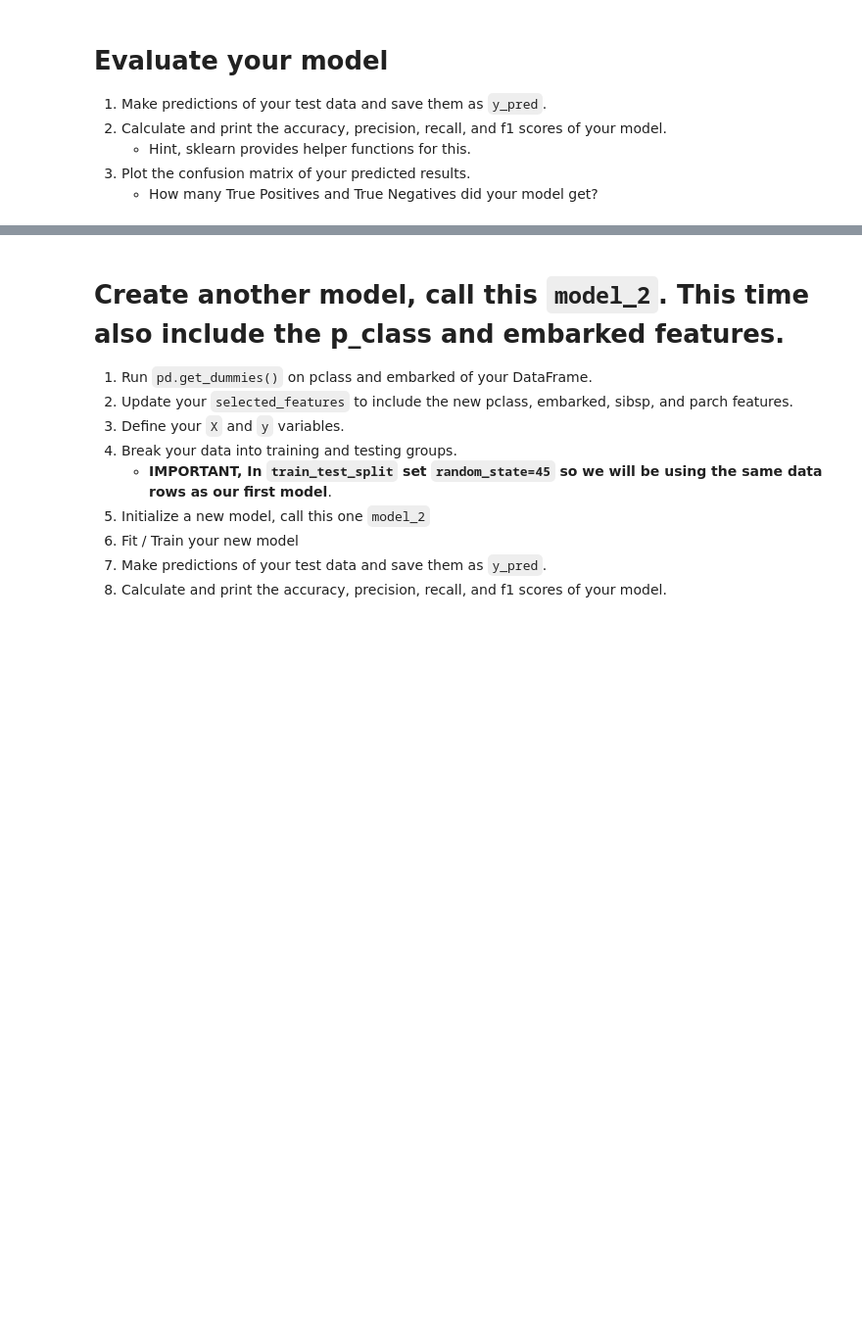
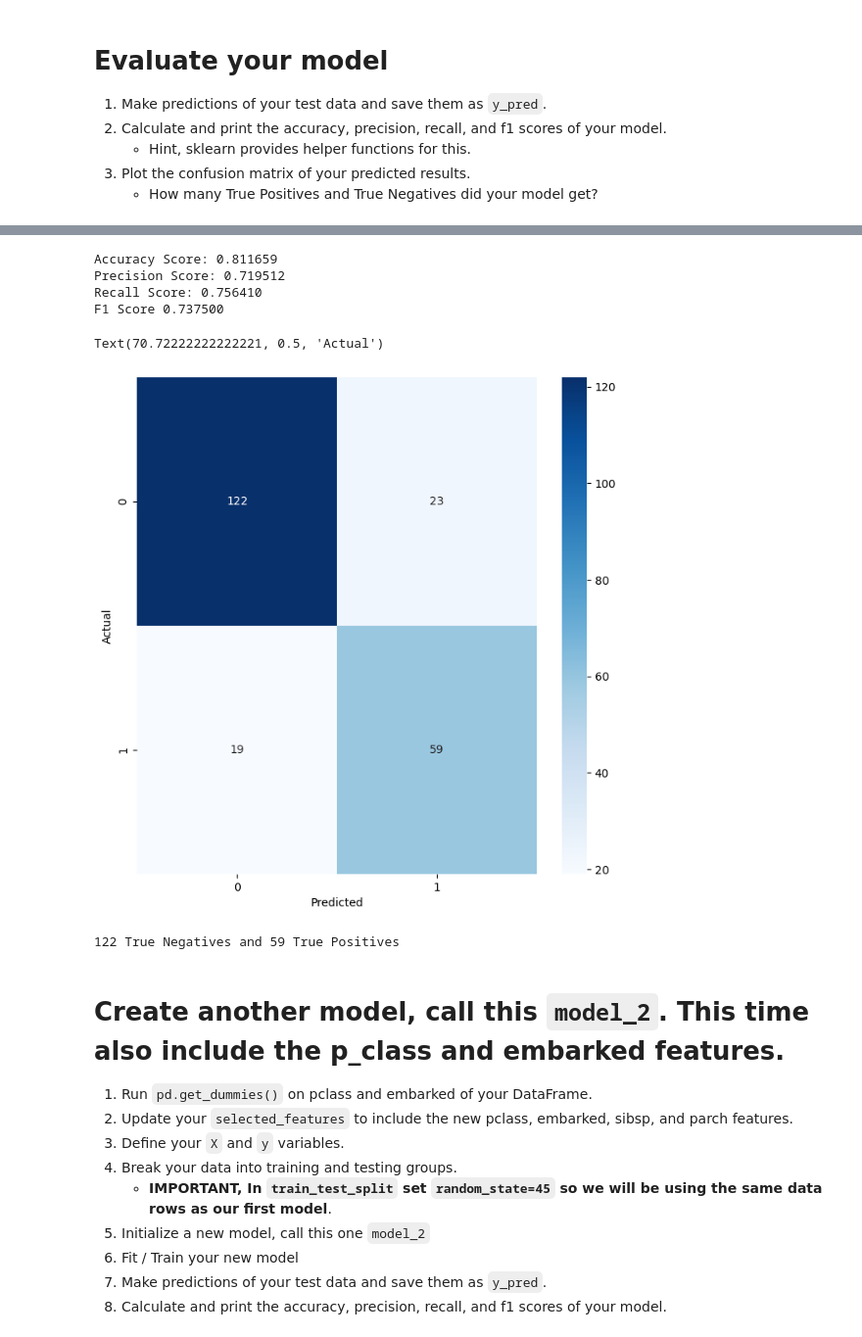
Before and after one commit to AndrewLamCS/my-fork-2024-DS-Fri-1230, a Jupyter notebook: Week-06-Classification/Exercise-AL.ipynb, the cells around one changed output, grey strips where cells are left out. Shown at 98% size. Cells and saved outputs as stored; diff of their text form; code cells hidden in the pictures; blank space fills up the shorter version.

```diff
--- a/Week-06-Classification/Exercise-AL.ipynb
+++ b/Week-06-Classification/Exercise-AL.ipynb
@@ -101,19 +102,23 @@ For your first model, only include use the `fare` and `sex` as features.
 # Select our features
    * only include use the `fare` and `sex_male` as features for this model.
 # %%
+# Convert the sex column into a continuous variable by using pd.get_dummies
+df = pd.get_dummies(df, columns=['sex'], drop_first=True)
+
 # Select our features
-selected_features = []
+selected_features = ['fare', 'sex_male']
 
 # Set X to be the features we are going to use.
-X = ???
+X = df[selected_features]
 
 # Set y to be our target variable.
-y = ???
+y = df['survived']
 # %% [markdown]
 # Split our data into the testing and training groups.
 # %%
 # Split our data into testing and training.
-X_train, X_test, y_train, y_test = ???
+X_train, X_test, y_train, y_test = train_test_split(X,y,random_state=45)
 
 # Print the length and width of our testing data.
-print(X_train.shape, X_test.shape)
+
+print('Length of our Training data:', X_train.shape, '\nLength of our Testing data:', X_test.shape)
@@ -124,6 +132,10 @@ print(X_train.shape, X_test.shape)
 * Predict the values of your testing data
 # %%
 # Initalize our model
+model = LogisticRegression()
+
+print(type(model))
 
 
 # Train our model using our training data.
+model.fit(X=X_train, y=y_train)
@@ -136,3 +151,5 @@ print(X_train.shape, X_test.shape)
     * How many True Positives and True Negatives did your model get?
 # %%
 # 1. Make predictions of your test data and save them as `y_pred`.
+y_pred = model.predict(X_test)
+y_pred
@@ -139,31 +168,46 @@ print(X_train.shape, X_test.shape)
 # %%
 # 2. Calculate and print the accuracy, precision, recall, and f1 scores of your model.
+from sklearn.metrics import accuracy_score, precision_score, recall_score, confusion_matrix
 
 # Calculate our accuracy
-accuracy = ???
+accuracy = accuracy_score(y_test, y_pred)
 
 # Calculate our precision score
-precision = ???
+precision = precision_score(y_test, y_pred)
 
 # Calculate our recall score
-recall = ???
+recall = recall_score(y_test, y_pred)
 
-f1 = ???
+f1 = f1_score(y_test, y_pred)
 
 # Print each of our scores to inspect performance.
 print("Accuracy Score: %f" % accuracy)
 print("Precision Score: %f" % precision)
 print("Recall Score: %f" % recall)
 print('F1 Score %f' % f1)
+# %% [output]
+Accuracy Score: 0.811659
+Precision Score: 0.719512
+Recall Score: 0.756410
+F1 Score 0.737500
 # %%
 # 1. Plot a confusion matrix of your predicted results.
 import matplotlib.pyplot as plt
 fig = plt.figure(figsize=(8,8))
+cm = confusion_matrix(y_test, y_pred)
+sns.heatmap(cm, annot=True, fmt='d', cmap='Blues')
 plt.xlabel('Predicted')
-plt.ylabel('Actual');
+plt.ylabel('Actual')
+# %% [output]
+Text(70.72222222222221, 0.5, 'Actual')
+[figure, added]
 # %%
 # How many True Positives and True Negatives did your model get?
-print('??? True Negatives and ??? True Positives')
+TN = cm[0, 0]  # True Negatives
+TP = cm[1, 1]  # True Positives
+print(f'{TN} True Negatives and {TP} True Positives')
+# %% [output]
+122 True Negatives and 59 True Positives
 # %% [markdown]
 # Create another model, call this `model_2`.  This time also include the p_class and embarked features.
 1. Run `pd.get_dummies()` on pclass and embarked of your DataFrame.
```
Also changed, not shown: parts of 10 cells of this notebook.
